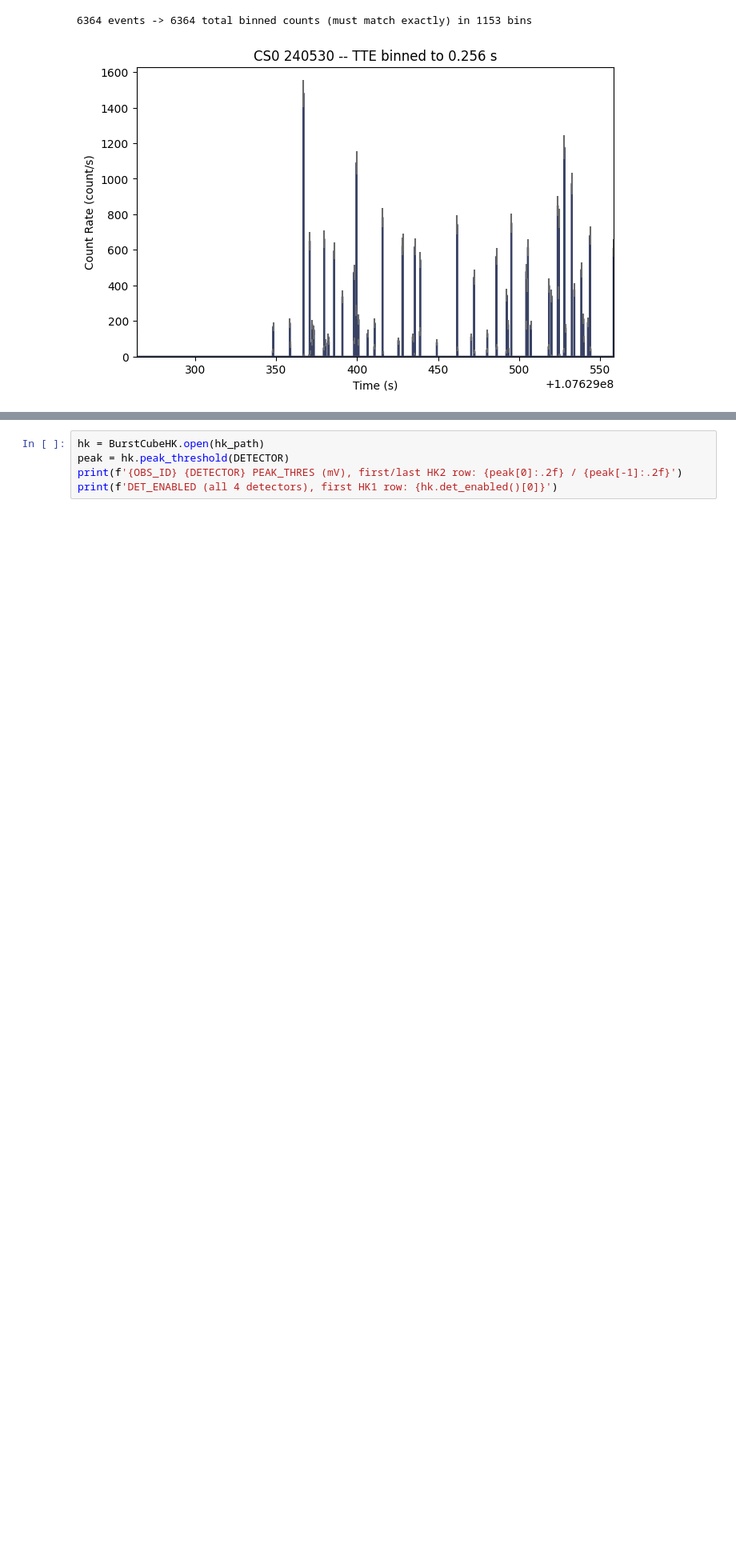
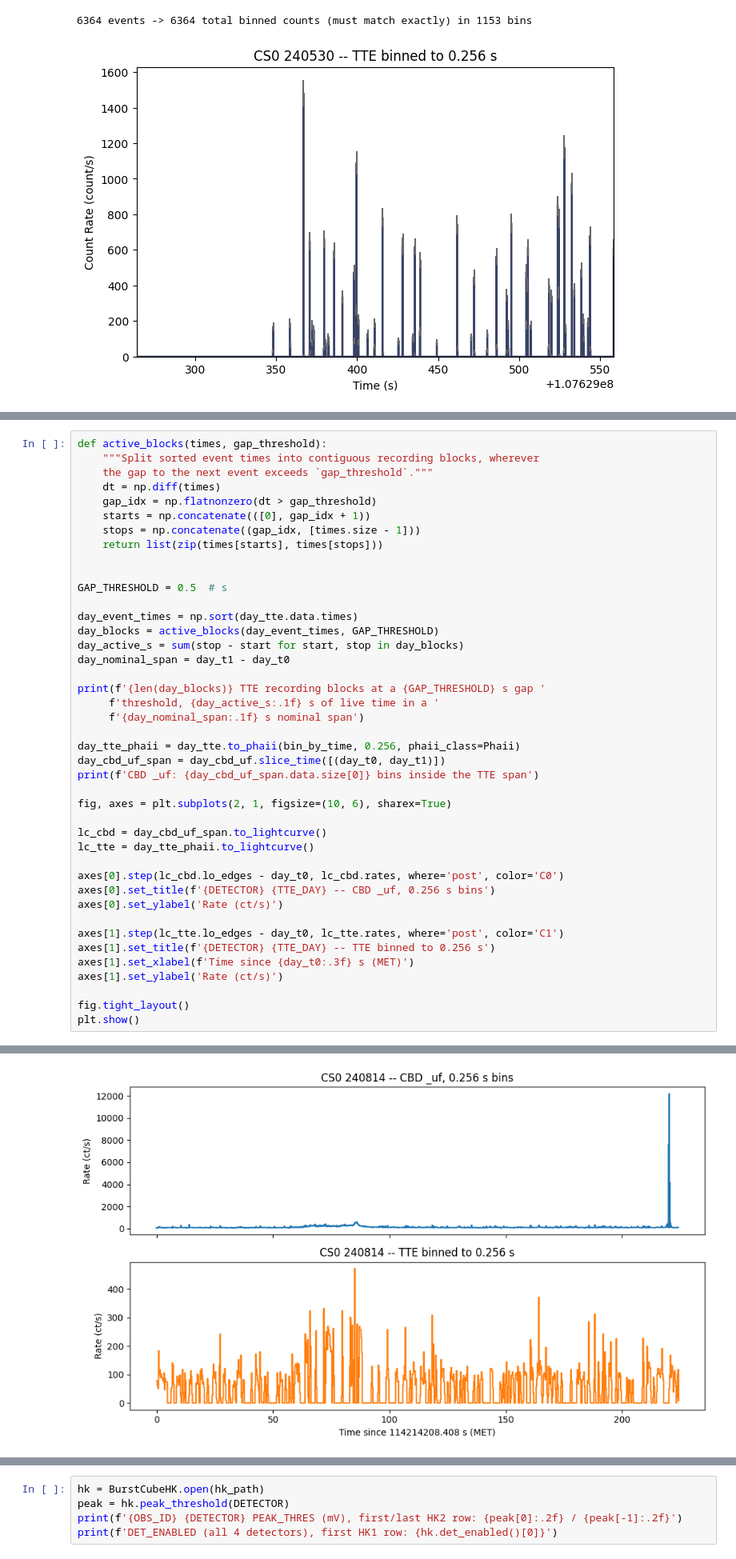
Before and after one commit to israelmcmc-ai/gdt-burstcube, a Jupyter notebook: docs/notebooks/1_data_types_and_binning.ipynb, the cells around one changed output, grey strips where cells are left out. Shown at 80% size. Drawn from its saved outputs; the diff is of its cells as text; blank space fills up the shorter version.

```diff
--- a/docs/notebooks/1_data_types_and_binning.ipynb
+++ b/docs/notebooks/1_data_types_and_binning.ipynb
@@ -519,0 +318,43 @@ separate those, so we leave it there.
+# %%
+def active_blocks(times, gap_threshold):
+    """Split sorted event times into contiguous recording blocks, wherever
+    the gap to the next event exceeds `gap_threshold`."""
+    dt = np.diff(times)
+    gap_idx = np.flatnonzero(dt > gap_threshold)
+    starts = np.concatenate(([0], gap_idx + 1))
+    stops = np.concatenate((gap_idx, [times.size - 1]))
+    return list(zip(times[starts], times[stops]))
+
+
+GAP_THRESHOLD = 0.5  # s
+
+day_event_times = np.sort(day_tte.data.times)
+day_blocks = active_blocks(day_event_times, GAP_THRESHOLD)
+day_active_s = sum(stop - start for start, stop in day_blocks)
+day_nominal_span = day_t1 - day_t0
+
+print(f'{len(day_blocks)} TTE recording blocks at a {GAP_THRESHOLD} s gap '
+     f'threshold, {day_active_s:.1f} s of live time in a '
+     f'{day_nominal_span:.1f} s nominal span')
+
+day_tte_phaii = day_tte.to_phaii(bin_by_time, 0.256, phaii_class=Phaii)
+day_cbd_uf_span = day_cbd_uf.slice_time([(day_t0, day_t1)])
+print(f'CBD _uf: {day_cbd_uf_span.data.size[0]} bins inside the TTE span')
+
+fig, axes = plt.subplots(2, 1, figsize=(10, 6), sharex=True)
+
+lc_cbd = day_cbd_uf_span.to_lightcurve()
+lc_tte = day_tte_phaii.to_lightcurve()
+
+axes[0].step(lc_cbd.lo_edges - day_t0, lc_cbd.rates, where='post', color='C0')
+axes[0].set_title(f'{DETECTOR} {TTE_DAY} -- CBD _uf, 0.256 s bins')
+axes[0].set_ylabel('Rate (ct/s)')
+
+axes[1].step(lc_tte.lo_edges - day_t0, lc_tte.rates, where='post', color='C1')
+axes[1].set_title(f'{DETECTOR} {TTE_DAY} -- TTE binned to 0.256 s')
+axes[1].set_xlabel(f'Time since {day_t0:.3f} s (MET)')
+axes[1].set_ylabel('Rate (ct/s)')
+
+fig.tight_layout()
+plt.show()
+# %% [output]
@@ -519,0 +363 @@ separate those, so we leave it there.
+[figure, added]
```
Also changed, not shown: parts of 32 cells of this notebook.
